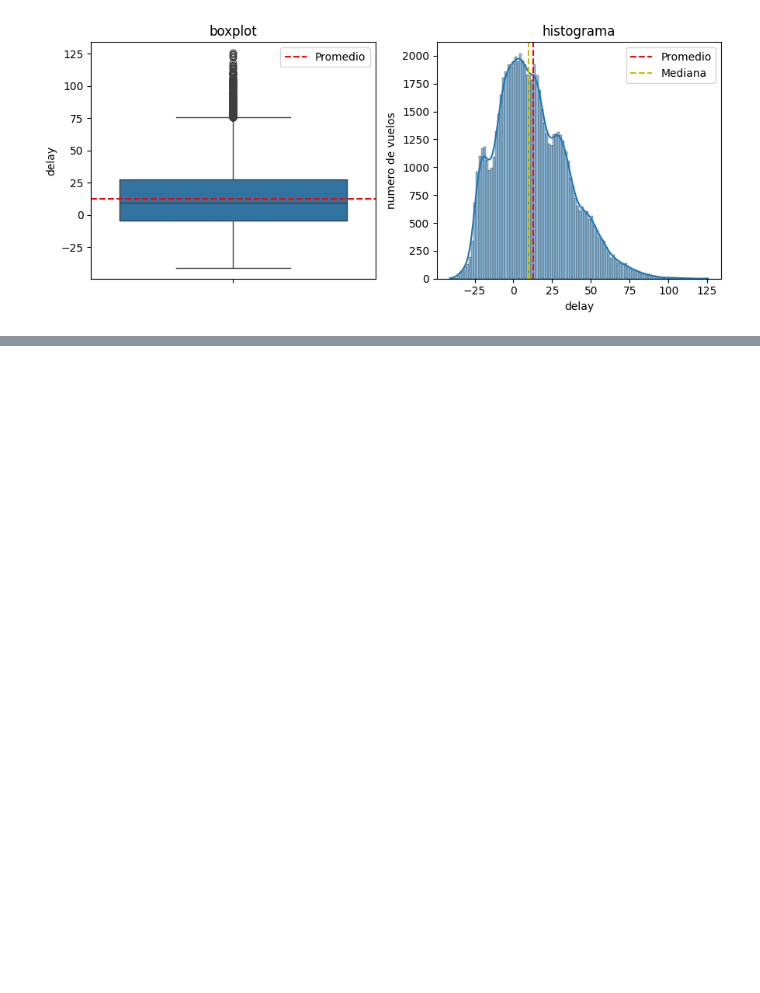
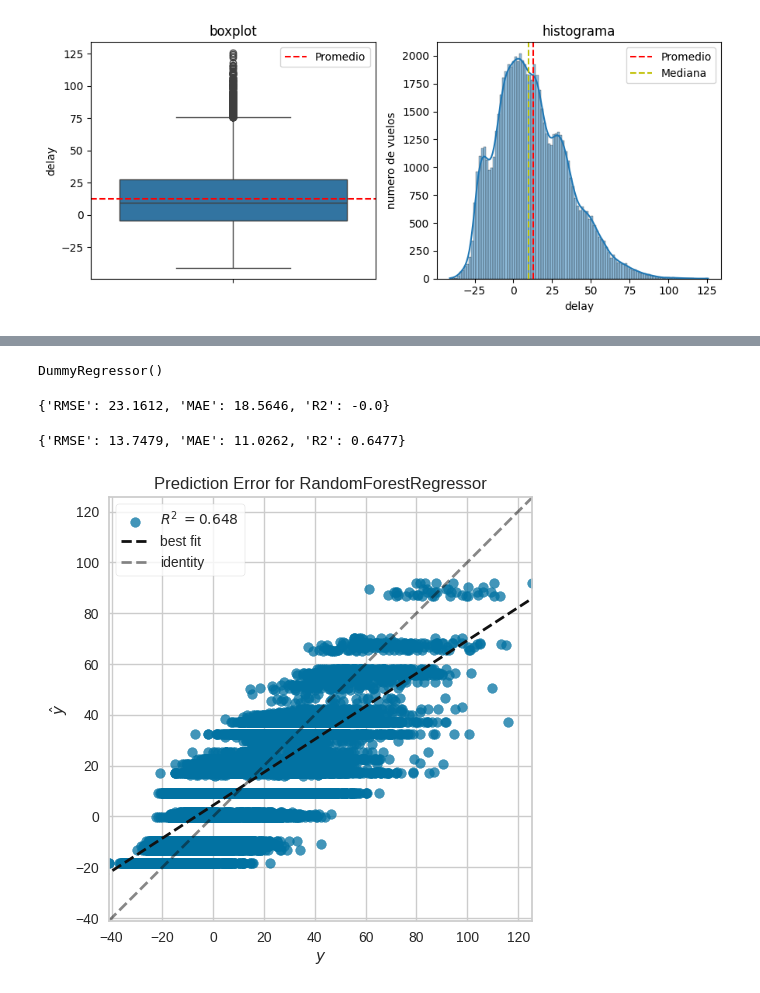
Before and after one commit to FlamInIFabrIzIo/2--curso-DS-Alura-latam, a Jupyter notebook: notebooks/optimizacion_aeroportuaria.ipynb, the cells around one changed output, grey strips where cells are left out. Drawn from its saved outputs; the diff is of its cells as text; code cells hidden in the pictures; blank space fills up the shorter version.

```diff
--- a/notebooks/optimizacion_aeroportuaria.ipynb
+++ b/notebooks/optimizacion_aeroportuaria.ipynb
@@ -155,0 +230,4 @@ plt.show()
+# %%
+datos_codificados = pd.get_dummies(data=data, columns=categoricas, dtype=int)
+
+datos_codificados.sample(5)
@@ -155,0 +268,3 @@ plt.show()
+# %%
+df = datos_codificados.drop(columns=['flight_id', 'departure_time', 'day', 'year', 'date'])
+df.sample(10)
@@ -155,0 +284,17 @@ plt.show()
+# %%
+from sklearn.dummy import DummyRegressor
+from sklearn.model_selection import train_test_split
+
+
+X = df.drop(['delay'], axis=1)
+
+y = df['delay']
+
+
+X_train, X_test, y_train, y_test = train_test_split(X, y, test_size=0.3, random_state=42)
+
+
+baseline = DummyRegressor()
+baseline.fit(X_train, y_train)
+# %% [output]
+DummyRegressor()
@@ -155,0 +319,26 @@ plt.show()
+# %%
+resultados_baseline = calcular_regresion(y_test, y_pred_dummy)
+resultados_baseline
+# %% [output]
+{'RMSE': 23.1612, 'MAE': 18.5646, 'R2': -0.0}
+# %%
+from sklearn.ensemble import RandomForestRegressor
+
+
+modelo = RandomForestRegressor(max_depth=5, random_state=42)
+
+modelo.fit(X_train, y_train)
+
+ypred = modelo.predict(X_test)
+
+resultados_rf = calcular_regresion(y_test, ypred)
+
+resultados_rf
+# %% [output]
+{'RMSE': 13.7479, 'MAE': 11.0262, 'R2': 0.6477}
+# %%
+from yellowbrick.regressor import prediction_error
+
+visualizer = prediction_error(modelo, X_train, y_train, X_test, y_test)
+# %% [output]
+[figure, added]
```
Also changed, not shown: parts of 27 cells of this notebook.
